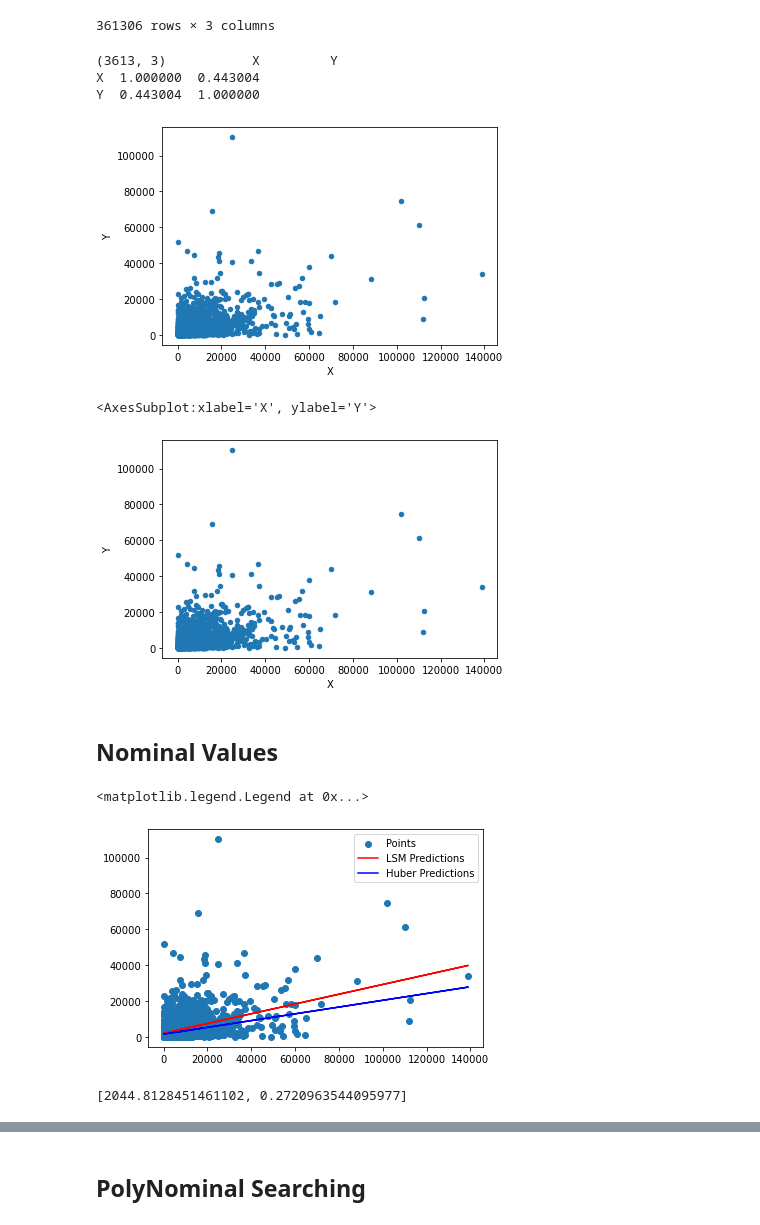
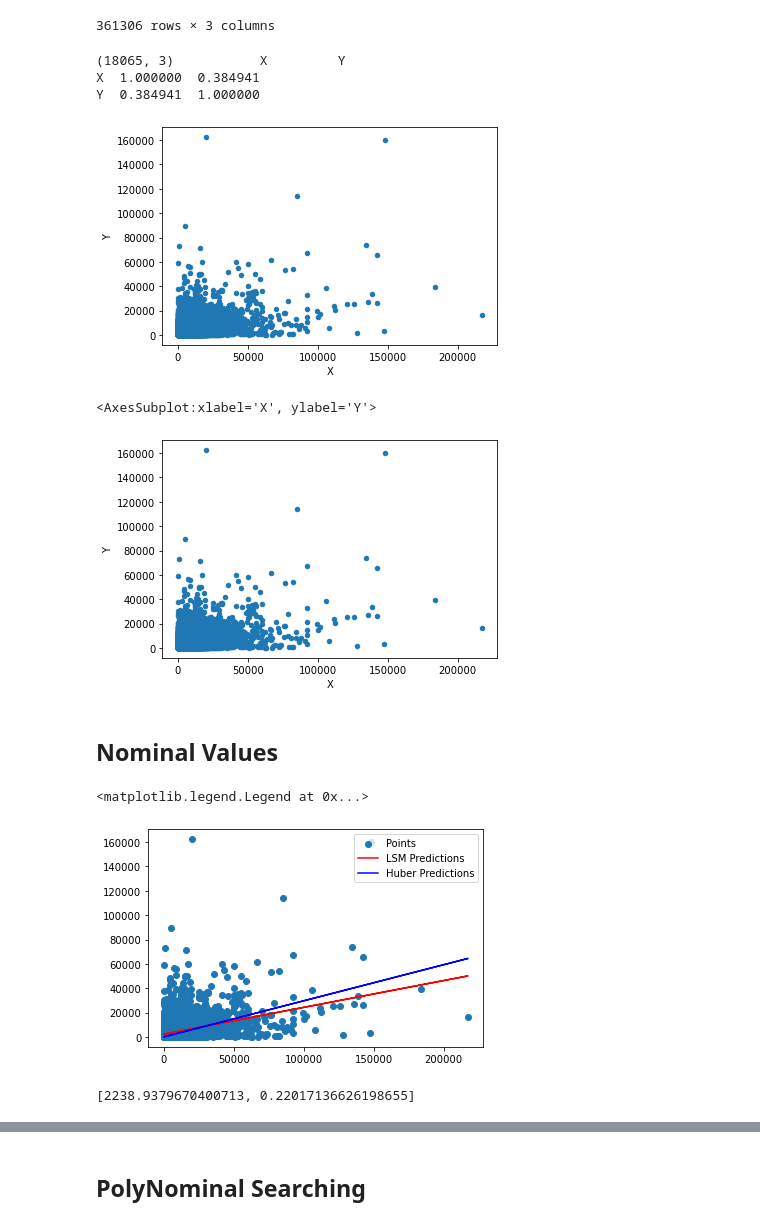
Before and after one commit to JacKira/StatisticDataAnalyze, a Jupyter notebook: RegressionResearching/Fejzullin_Lab2.ipynb, the cells around one changed output, grey strips where cells are left out. Saved outputs shown, nothing was run; the diff lists cells and outputs as text; code cells hidden in the pictures.

```diff
--- a/RegressionResearching/Fejzullin_Lab2.ipynb
+++ b/RegressionResearching/Fejzullin_Lab2.ipynb
@@ -19,22 +19,22 @@ df
 | 361568 | 7717264419 | 404.00 | 2823.50 |
 361306 rows × 3 columns
 # %%
-sample_df = df.sample(int(df.shape[0] * 0.01), random_state= 76)
+sample_df = df.sample(int(df.shape[0] * 0.05), random_state= 80)
 sample_df.plot.scatter(x = 'X', y= 'Y')
 
 print(sample_df.shape, sample_df[['X', 'Y']].corr())
 # %% [output]
-(3613, 3)           X         Y
-X  1.000000  0.443004
-Y  0.443004  1.000000
+(18065, 3)           X         Y
+X  1.000000  0.384941
+Y  0.384941  1.000000
-[figure, old version]
+[figure, new version]
 # %%
 df = sample_df
 # %%
 df.plot.scatter(x = 'X', y = 'Y')
 # %% [output]
 <AxesSubplot:xlabel='X', ylabel='Y'>
-[figure, old version]
+[figure, new version]
 # %%
 from sklearn.linear_model import LinearRegression
 from sklearn.linear_model import HuberRegressor
@@ -55,7 +55,7 @@ plt.plot(df[['X']].values, predicts_huber, label = 'Huber Predictions', color =
 plt.legend()
 # %% [output]
 <matplotlib.legend.Legend at 0x...>
-[figure, old version]
+[figure, new version]
 # %%
 import numpy as np
 from sklearn.metrics import mean_squared_error, mean_absolute_error
@@ -110,7 +113,7 @@ def F(X, Y_true, weights = None, fit_c = True):
 init_tukey_weights = [model_LSM.intercept_[0]] + [model_LSM.coef_[0][0]]
 init_tukey_weights
 # %% [output]
-[2044.8128451461102, 0.2720963544095977]
+[2238.9379670400713, 0.22017136626198655]
 # %%
 
 
```
Also changed, not shown: parts of 9 cells of this notebook.
